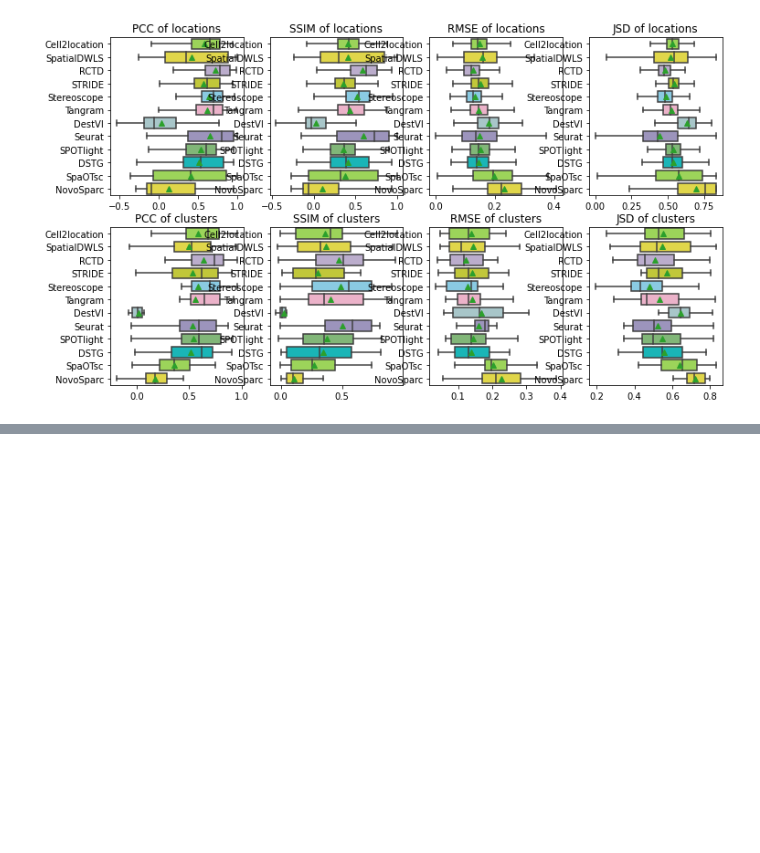
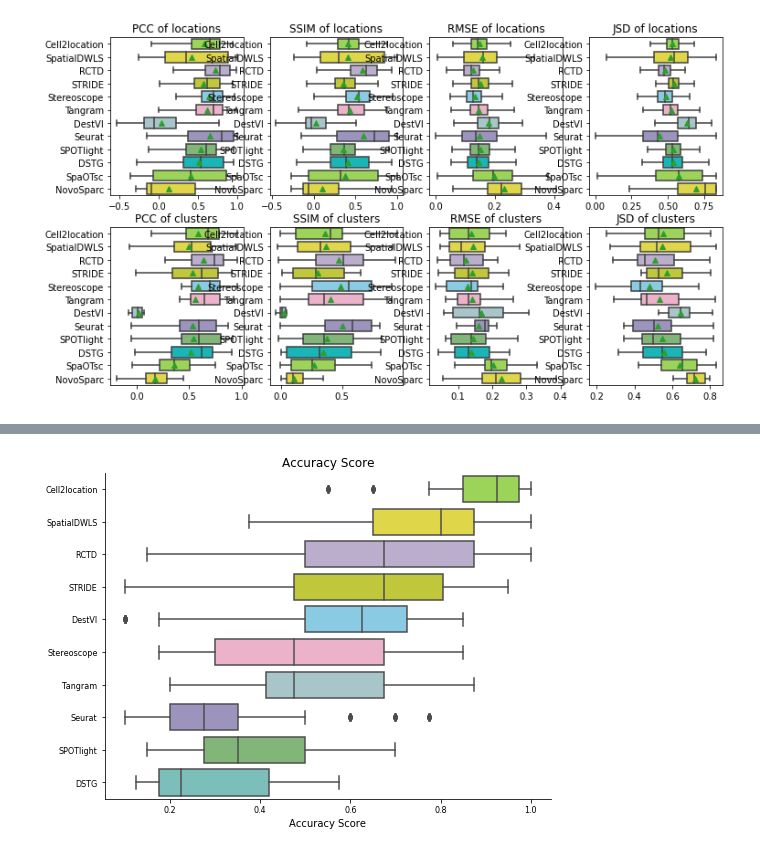
Before and after one commit to QuKunLab/SpatialBenchmarking, a Jupyter notebook: BLAST_CelltypeDeconvolution.ipynb, the cells around one changed output, grey strips where cells are left out. Saved outputs shown, nothing was run; the diff lists cells and outputs as text; code cells hidden in the pictures; blank space fills up the shorter version.

```diff
--- a/BLAST_CelltypeDeconvolution.ipynb
+++ b/BLAST_CelltypeDeconvolution.ipynb
@@ -479,0 +595,38 @@ plt.show()
+# %%
+DataPATH = 'FigureData/Figure4/32Simulation/'
+DirFiles = os.listdir(DataPATH)
+Dataset = [x for x in DirFiles if x[:4] == 'Data']
+make_score(Dataset, Tools, path_output)
+
+def make_all_score(dataset_all):
+    score_all = pd.DataFrame()
+    for dataset in dataset_all:
+        prefix = '_'.join(dataset.split('_')[:-2])
+        a = pd.read_csv(path + '/Accuracy_Rank/' + prefix + "_score.txt",header=0,index_col=0)
+        score_all=pd.concat([score_all,a],axis=0)
+    return score_all
+
+Score = make_all_score(Dataset)
+Score.to_csv(path + "/Accuracy_Rank/Score.txt",header=1, index=1)
+
+order = ['Cell2location','SpatialDWLS','RCTD','STRIDE','DestVI', 'Stereoscope','Tangram','Seurat', 'SPOTlight', 'DSTG']
+
+def plot_all(df, name, order, palette):
+    df_all = pd.DataFrame(df.sum(axis=1).values,index = df.index.values,columns=['merge'])
+    df_all = df_all/4
+
+    plt.figure(figsize=(8, 6))
+    axes =sns.boxplot(x= 'merge',y= df_all.index.values, data=df_all ,palette=palette,order=order)
+    axes.set_xlabel(name, fontsize=10)
+    axes.set_ylabel('', fontsize=10)
+    axes.spines['top'].set_visible(False)
+    axes.spines['right'].set_visible(False)
+    plt.xticks(fontsize=8)
+    plt.yticks(fontsize=8)
+    plt.title('Accuracy Score')
+    plt.show()
+    return df_all
+
+DataAS = plot_all(Score, 'Accuracy Score', order, palette)
+# %% [output]
+[figure, added]
```
Also changed, not shown: parts of 6 cells of this notebook, 15 other files.
